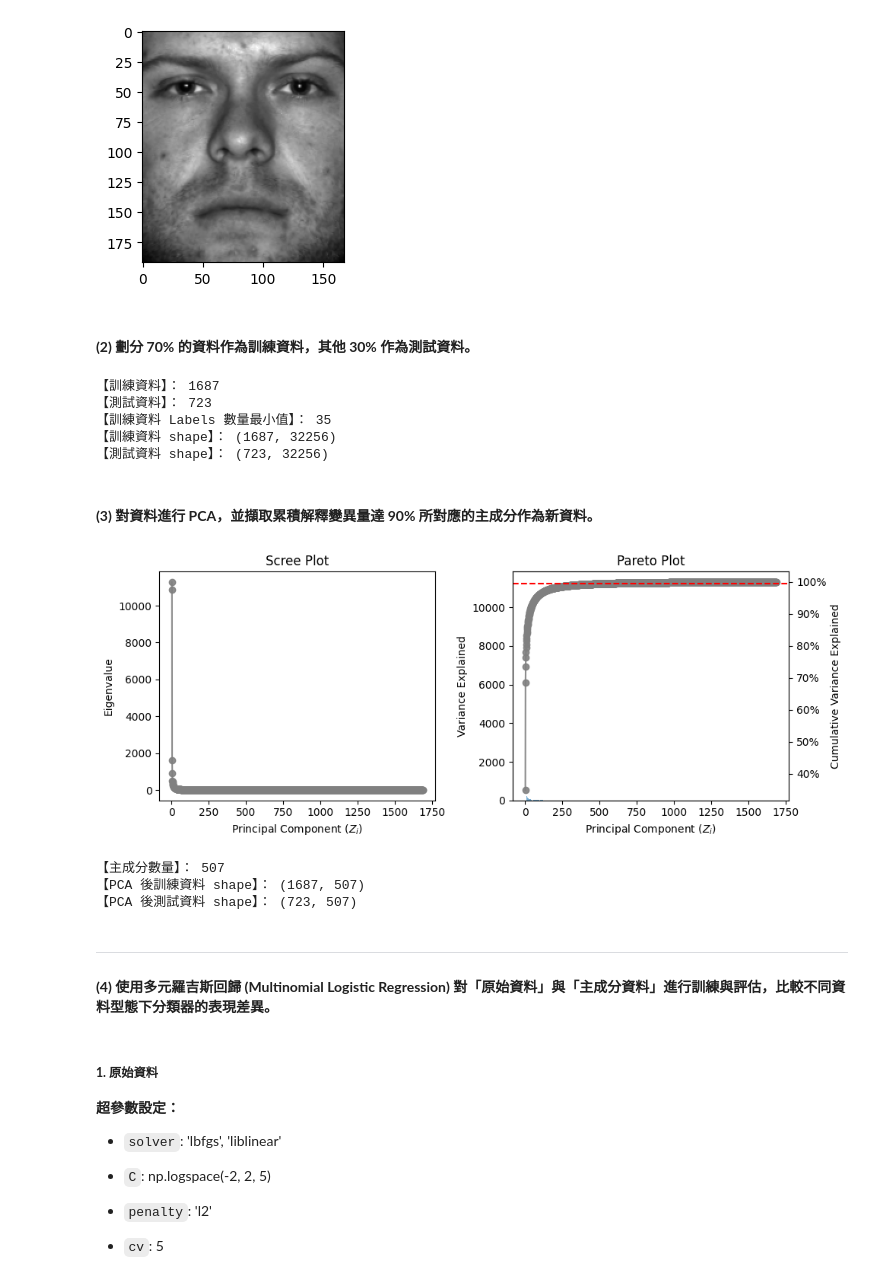
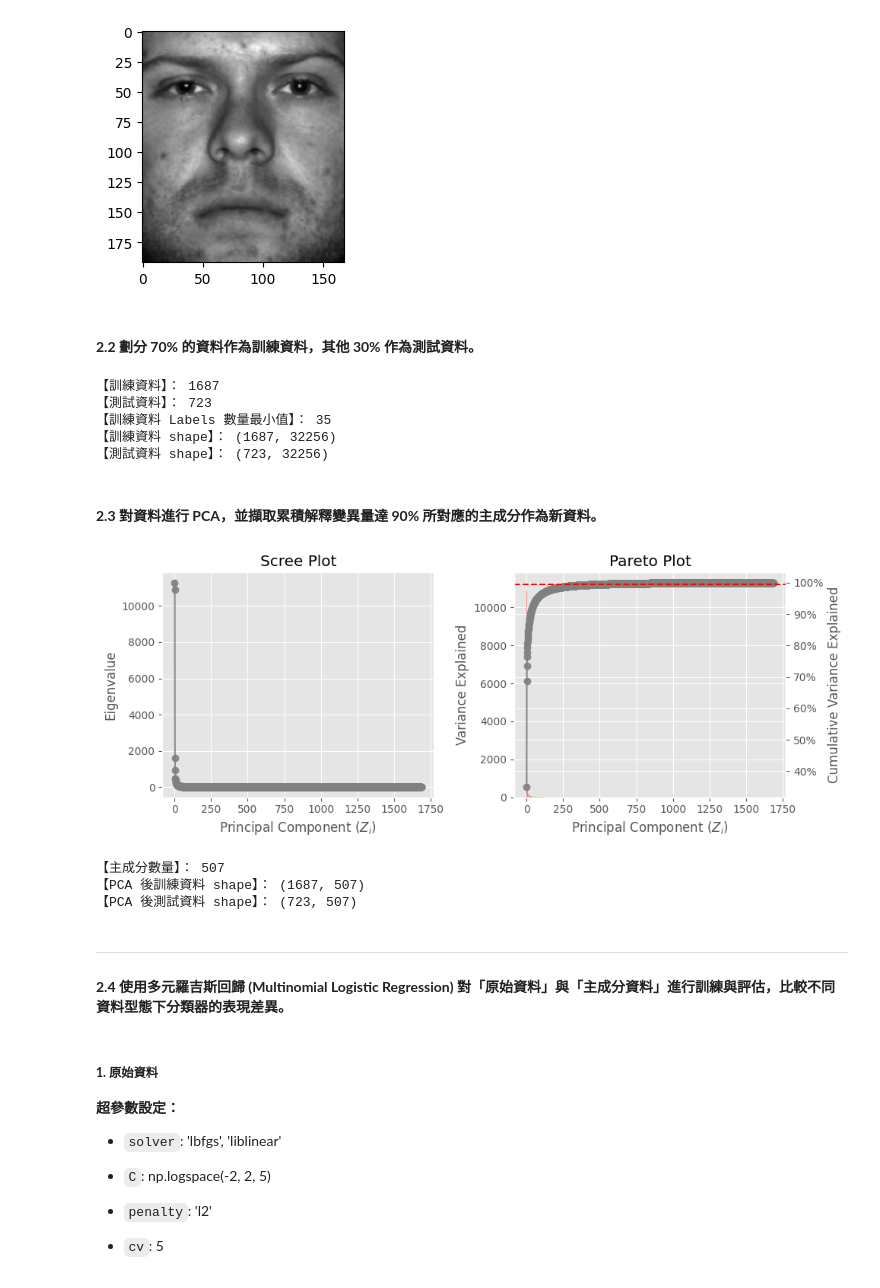
Before and after one commit to shengsia02/ShallowML, a Jupyter notebook: HW3/ShallowML_411078064_Classification_Part2.ipynb, the cells around one changed output. Drawn from its saved outputs; the diff is of its cells as text; code cells hidden in the pictures.

```diff
--- a/HW3/ShallowML_411078064_Classification_Part2.ipynb
+++ b/HW3/ShallowML_411078064_Classification_Part2.ipynb
@@ -109,7 +109,7 @@ plt.show()
  24 25 26 27 28 29 30 31 32 33 34 35 36 37]
 [figure]
 # %% [markdown]
-#### **(2) 劃分 70% 的資料作為訓練資料，其他 30% 作為測試資料。**
+#### **2.2 劃分 70% 的資料作為訓練資料，其他 30% 作為測試資料。**
 # %%
 # 70% training, 30% testing
 X_train, X_test, y_train, y_test = train_test_split(X_YF.T, y_YF.T, test_size=0.30, random_state=2025)
@@ -133,7 +133,7 @@ print(f"【測試資料 shape】： {X_test_.shape}")
 【訓練資料 shape】： (1687, 32256)
 【測試資料 shape】： (723, 32256)
 # %% [markdown]
-#### **(3) 對資料進行 PCA，並擷取累積解釋變異量達 90% 所對應的主成分作為新資料。**
+#### **2.3 對資料進行 PCA，並擷取累積解釋變異量達 90% 所對應的主成分作為新資料。**
 # %%
 # train
 pca = PCA()
@@ -143,34 +143,35 @@ eigenvalues = pca.explained_variance_
 
 # 繪製 scree plot 和 pareto plot
 # 計算主成分數量
 pca_range = np.arange(1, len(eigenvalues) + 1)
 # 計算解釋變異量
 cum_var_exp = np.cumsum(eigenvalues / eigenvalues.sum()) * 100
 
+plt.style.use('ggplot')
 fig, ax = plt.subplots(1, 2, figsize=(10, 4))
 # Scree Plot
 ax[0].plot(pca_range, eigenvalues, 'o-', alpha=0.9, color='gray')
 ax[0].set_title('Scree Plot')
 ax[0].set_xlabel('Principal Component ($Z_i$)')
 ax[0].set_ylabel('Eigenvalue')
 
 # Pareto Plot
 ax2 = ax[1].twinx()  # 創建共享 x 軸的第二個 y 軸
 ax[1].bar(pca_range, eigenvalues, alpha=0.6, align='center', label='Individual explained variance')
 ax[1].set_title('Pareto Plot')
 ax[1].set_xlabel('Principal Component ($Z_i$)')
 ax[1].set_ylabel('Variance Explained')
 # ax[1].yaxis.set_major_formatter(FuncFormatter(lambda x, _: '{:.0e}'.format(x)))
 # 畫出累積解釋變異量，用百分比表示
 ax2.plot(pca_range, cum_var_exp, 'o-', alpha=0.9, color='gray')
 ax2.axhline(99.5, color='red', linestyle='--', label='99.5% Variance')
 ax2.set_ylabel('Cumulative Variance Explained')
 ax2.yaxis.set_major_formatter(FuncFormatter(lambda y, _: '{:.0f}%'.format(y)))
 
 plt.tight_layout()
 plt.show()
 # %% [output]
-[figure, old version]
+[figure, new version]
 # %%
 # 取出解釋變異量大於 0.995 的主成分數量
 n_components = np.argmax(cum_var_exp >= 99.5) + 1
@@ -187,7 +188,7 @@ print(f"【PCA 後測試資料 shape】： {Z_test_.shape}")
 # %% [markdown]
 <hr>
 
-#### **(4) 使用多元羅吉斯回歸 (Multinomial Logistic Regression) 對「原始資料」與「主成分資料」進行訓練與評估，比較不同資料型態下分類器的表現差異。**
+#### **2.4 使用多元羅吉斯回歸 (Multinomial Logistic Regression) 對「原始資料」與「主成分資料」進行訓練與評估，比較不同資料型態下分類器的表現差異。**
 # %% [markdown]
 ##### **1. 原始資料**
 
```
Also changed, not shown: parts of 15 cells of this notebook, 19 other files.
